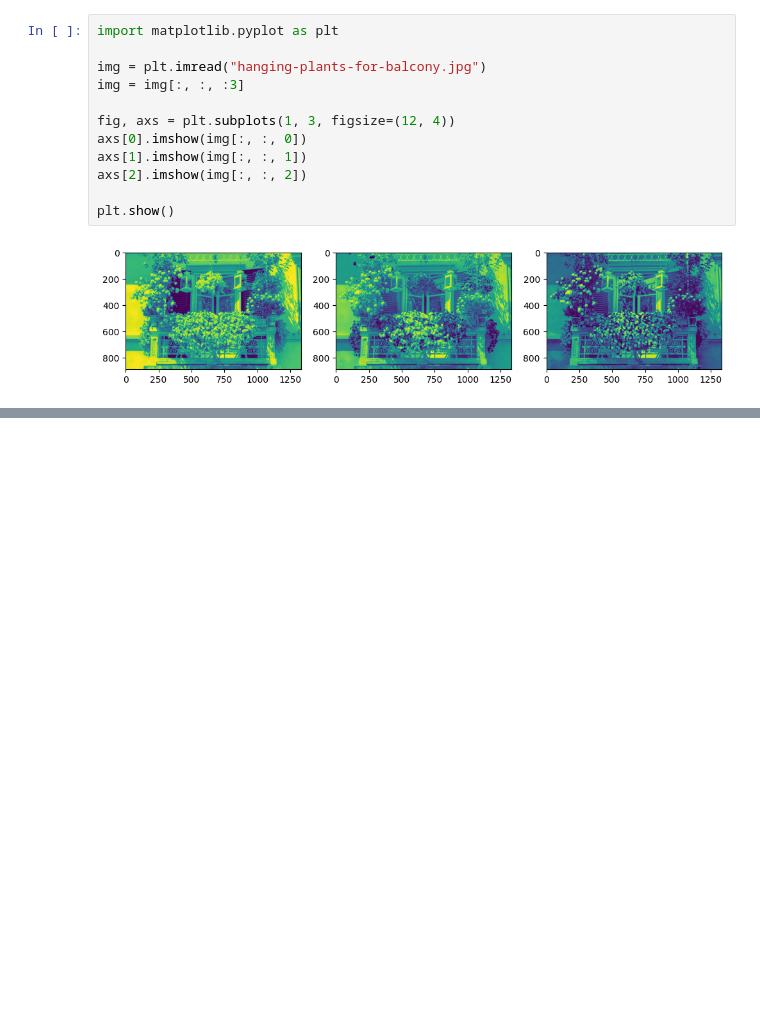
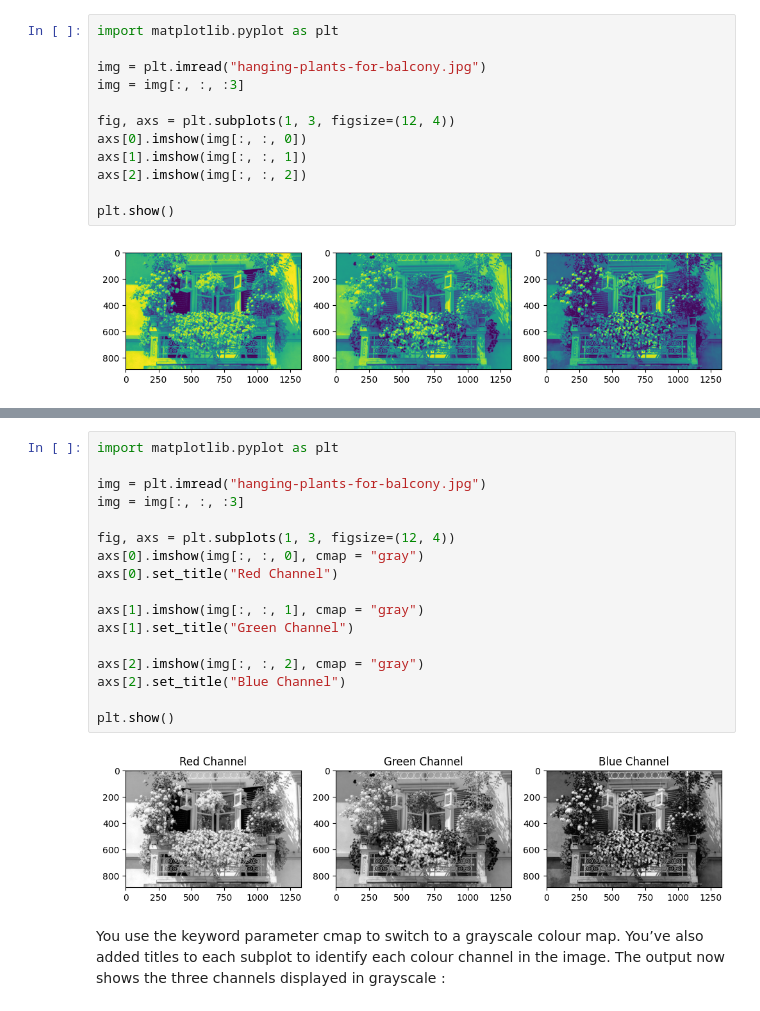
Before and after one commit to EfekanAlpsa/DataScientist-RoadMap, a Jupyter notebook: 3 - Pandas, Data Visualization/Matplotlib/Basics of Data Visualization in Python Using Matplotlib/Basics of Data Visualization in Python Using Matplotlib.ipynb, the cells around one changed output, grey strips where cells are left out. Drawn from its saved outputs; the diff is of its cells as text; blank space fills up the shorter version.

Commit message:
reorganized 12. part of Basic of Data Visualization Python Using Matplotlib

```diff
--- a/3 - Pandas, Data Visualization/Matplotlib/Basics of Data Visualization in Python Using Matplotlib/Basics of Data Visualization in Python Using Matplotlib.ipynb
+++ b/3 - Pandas, Data Visualization/Matplotlib/Basics of Data Visualization in Python Using Matplotlib/Basics of Data Visualization in Python Using Matplotlib.ipynb
@@ -766,0 +767,21 @@ You can change the colour map for each subplot to grayscale :
+# %%
+import matplotlib.pyplot as plt
+
+img = plt.imread("hanging-plants-for-balcony.jpg")
+img = img[:, :, :3]
+
+fig, axs = plt.subplots(1, 3, figsize=(12, 4))
+axs[0].imshow(img[:, :, 0], cmap = "gray")
+axs[0].set_title("Red Channel")
+
+axs[1].imshow(img[:, :, 1], cmap = "gray")
+axs[1].set_title("Green Channel")
+
+axs[2].imshow(img[:, :, 2], cmap = "gray")
+axs[2].set_title("Blue Channel")
+
+plt.show()
+# %% [output]
+[figure, added]
+# %% [markdown]
+You use the keyword parameter cmap to switch to a grayscale colour map. You’ve also added titles to each subplot to identify each colour channel in the image. The output now shows the three channels displayed in grayscale :
```
Also changed, not shown: parts of 4 cells of this notebook.
